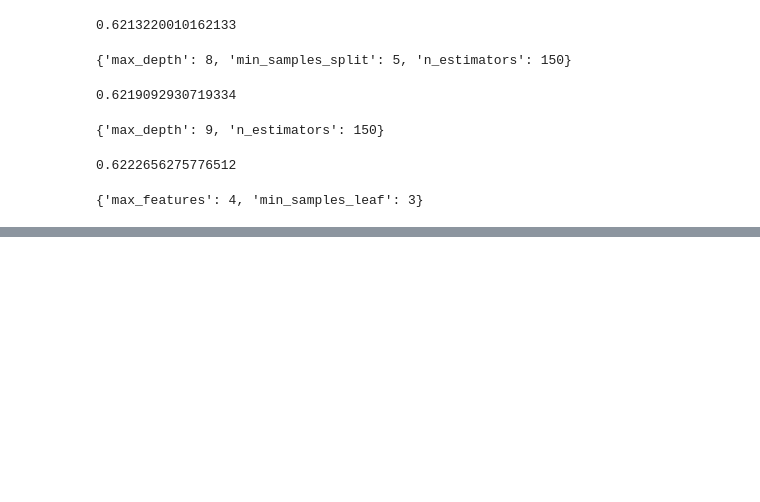
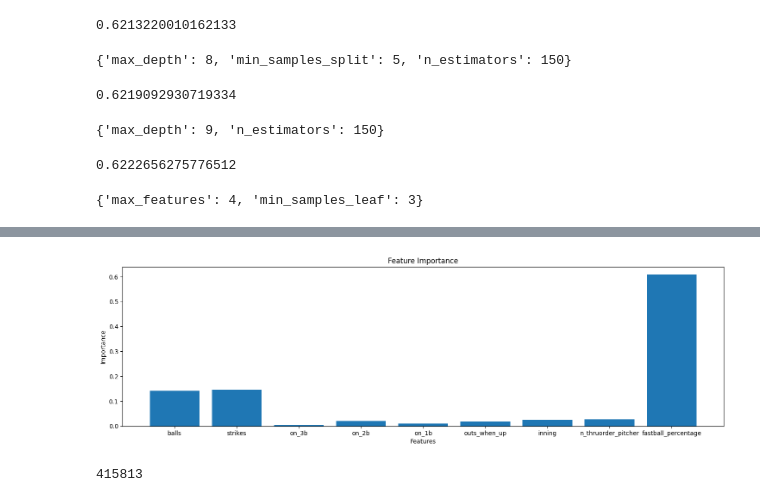
Before and after one commit to hdjwis/FastballPrediction, a Jupyter notebook: FastballPrediction.ipynb, the cells around one changed output, grey strips where cells are left out. Cells and saved outputs as stored; diff of their text form; code cells hidden in the pictures; blank space fills up the shorter version.

```diff
--- a/FastballPrediction.ipynb
+++ b/FastballPrediction.ipynb
@@ -745,0 +743,14 @@ array(['balls', 'strikes', 'on_3b', 'on_2b', 'on_1b', 'outs_when_up',
+# %%
+fig, ax = plt.subplots()
+ax.bar(x=features, height=importances)
+plt.xlabel('Features')
+plt.ylabel('Importance')
+plt.title("Feature Importance")
+fig.set_figwidth(18)
+plt.show()
+# %% [output]
+[figure, added]
+# %%
+len(data[data['fastball'] == 1])
+# %% [output]
+415813
```
Also changed, not shown: parts of 27 cells of this notebook, 6 other files.
